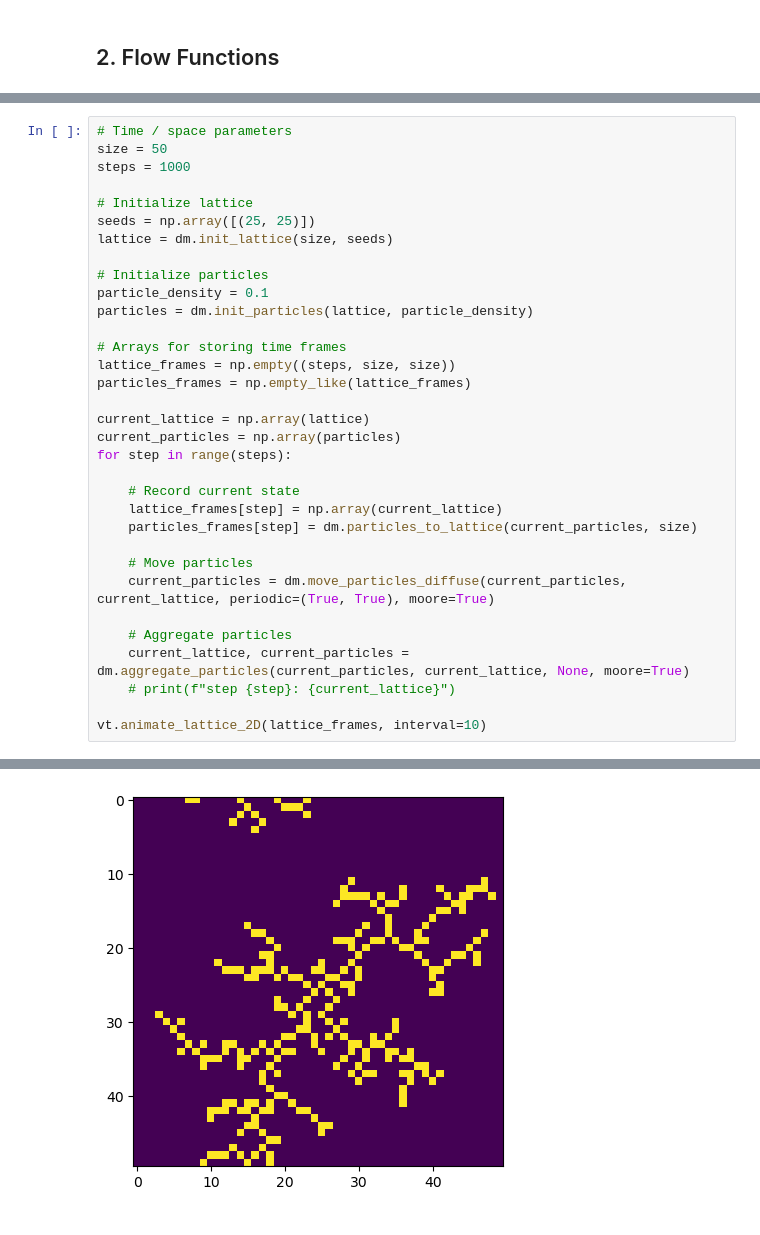
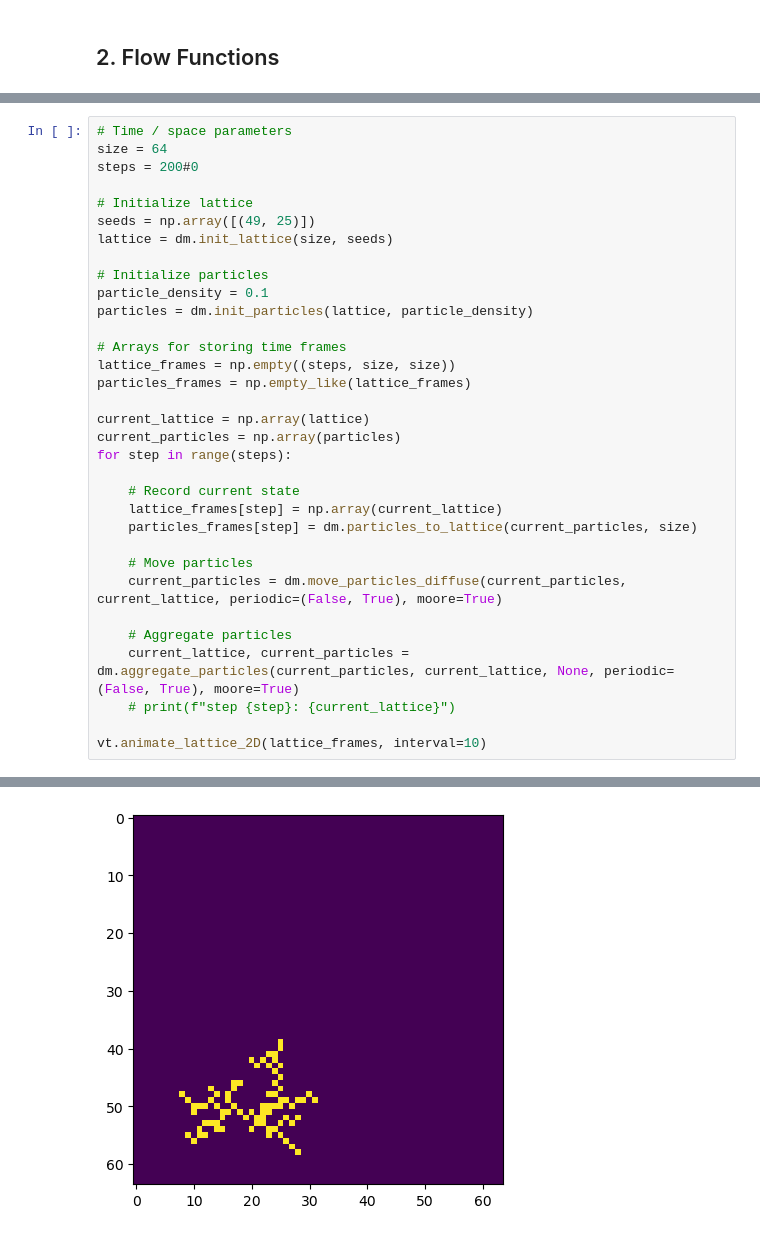
Before and after one commit to mboyan/complex-system-simulation, a Jupyter notebook: Project/Code/ProjectNotebook.ipynb, the cells around one changed output, grey strips where cells are left out. Saved outputs shown, nothing was run; the diff lists cells and outputs as text.

```diff
--- a/Project/Code/ProjectNotebook.ipynb
+++ b/Project/Code/ProjectNotebook.ipynb
@@ -21,36 +22,36 @@ reload(dm)
 # %%
 # Time / space parameters
-size = 50
-steps = 1000
+size = 64
+steps = 200#0
 
 # Initialize lattice
-seeds = np.array([(25, 25)])
+seeds = np.array([(49, 25)])
 lattice = dm.init_lattice(size, seeds)
 
 # Initialize particles
 particle_density = 0.1
 particles = dm.init_particles(lattice, particle_density)
 
 # Arrays for storing time frames
 lattice_frames = np.empty((steps, size, size))
 particles_frames = np.empty_like(lattice_frames)
 
 current_lattice = np.array(lattice)
 current_particles = np.array(particles)
 for step in range(steps):
 
     # Record current state
     lattice_frames[step] = np.array(current_lattice)
     particles_frames[step] = dm.particles_to_lattice(current_particles, size)
 
     # Move particles
-    current_particles = dm.move_particles_diffuse(current_particles, current_lattice, periodic=(True, True), moore=True)
+    current_particles = dm.move_particles_diffuse(current_particles, current_lattice, periodic=(False, True), moore=True)
 
     # Aggregate particles
-    current_lattice, current_particles = dm.aggregate_particles(current_particles, current_lattice, None, moore=True)
+    current_lattice, current_particles = dm.aggregate_particles(current_particles, current_lattice, None, periodic=(False, True), moore=True)
     # print(f"step {step}: {current_lattice}")
 
 vt.animate_lattice_2D(lattice_frames, interval=10)
 # %% [output]
 [interactive output not drawn]
-[figure, old version]
+[figure, new version]
```
Also changed, not shown: parts of 5 cells of this notebook, 2 other files.
